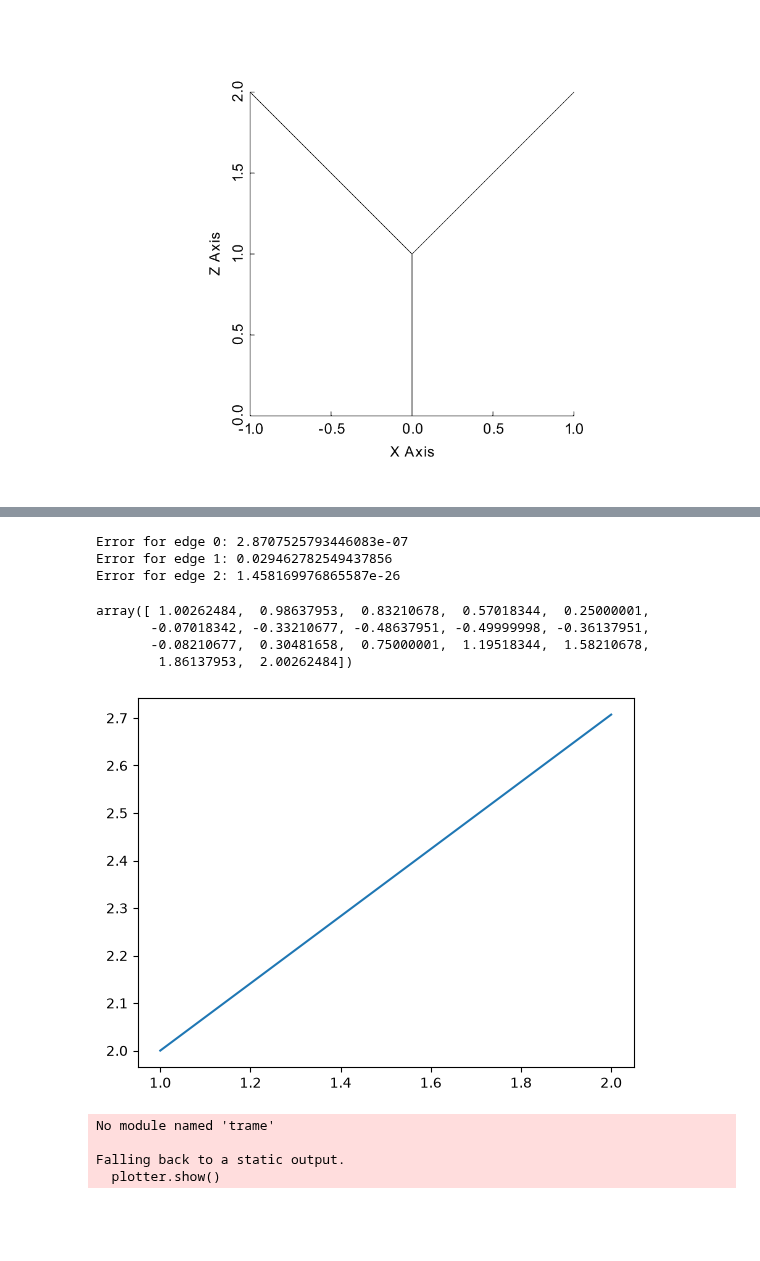
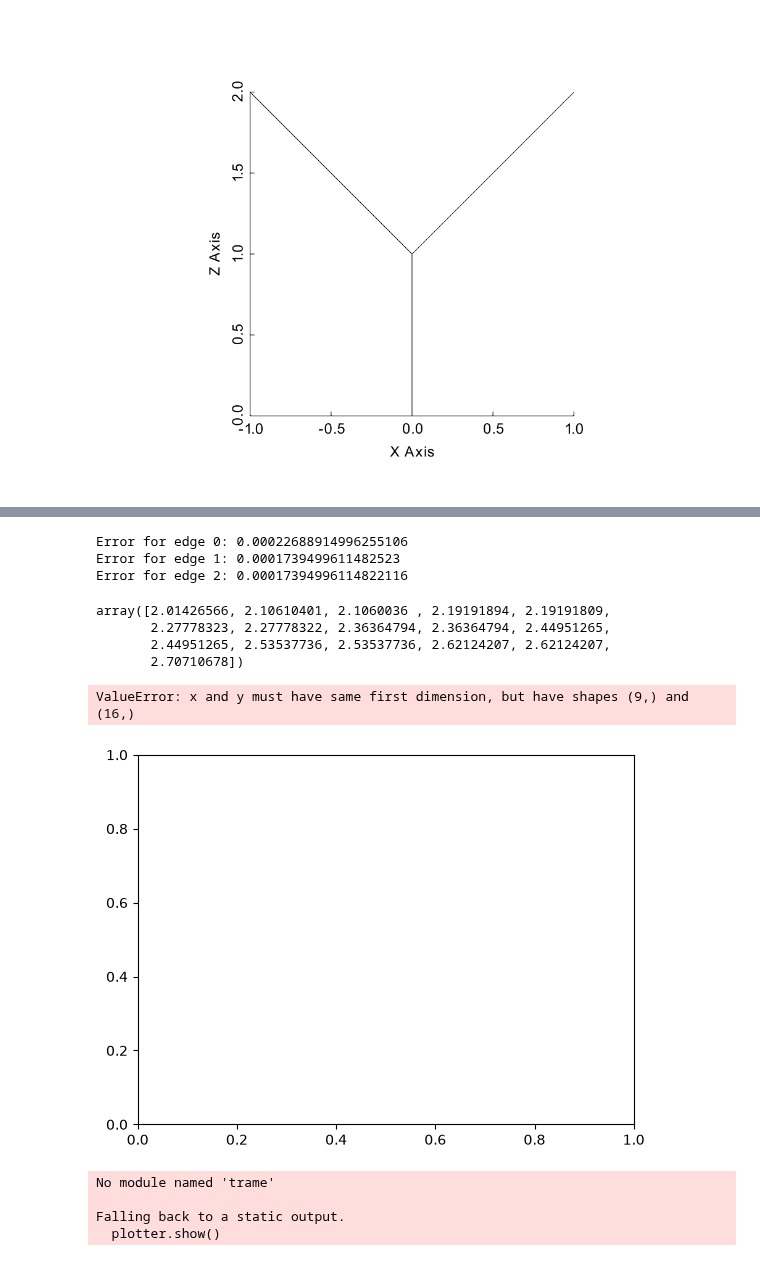
Before and after one commit to NickSlugg/LagrangeMultiplierNetworkDG, a Jupyter notebook: EllipticGraphProb/1dgraphcglm.ipynb, the cells around one changed output, grey strips where cells are left out. Cells and saved outputs as stored; diff of their text form; code cells hidden in the pictures; blank space fills up the shorter version.

```diff
--- a/EllipticGraphProb/1dgraphcglm.ipynb
+++ b/EllipticGraphProb/1dgraphcglm.ipynb
@@ -13,7 +13,7 @@ from scifem import create_real_functionspace
 
 from mesh import GenMesh3D
 # %%
-N = 16
+N = 8
 comm = MPI.COMM_WORLD
 _, _, graph_nodes, graph_cells, cells_edges, lm_index, boundary_indices = GenMesh3D(2*N)
 
@@ -26,7 +26,6 @@ graph_mesh = dolfinx.mesh.create_mesh(
     x=graph_nodes,
 )
 
-
 lm_mesh, lm_map = dolfinx.mesh.create_submesh(
     graph_mesh,
     graph_mesh.topology.dim - 1,
@@ -135,7 +158,7 @@ Falling back to a static output.
 degree = 1
 
 edge_element = basix.ufl.element(
-    family="Lagrange",
+    family="Discontinuous Lagrange",
     cell="interval",
     degree=degree,
     lagrange_variant=basix.LagrangeVariant.equispaced,
@@ -179,6 +206,12 @@ f_edges = [
     0,
 ]
 
+u_ex_edges = [
+  uhat_1,
+  uhat_2,
+  uhat_2
+]
+
 # u_bc on edges
 u_bc_edges = []
 for edge in edge_spaces:
@@ -208,7 +245,6 @@ a = [
 L = [
     ufl.ZeroBaseForm((ui,)) for ui in test_fun
 ]
-
 
 # DG Bilinear Form parameters
 sigma_edges = 30
@@ -235,22 +271,25 @@ for i, (edge, facet_marker) in enumerate(zip(edge_meshes, edge_facet_markers)):
 
     # DG Form - Diagonal blocks
     a[i][i] += ufl.inner(ufl.grad(u_e[i]), ufl.grad(w_e[i])) * dx_edge
+    a[i][i] -= ufl.inner(ufl.avg(ufl.grad(u_e[i])), ufl.jump(w_e[i], n_e)) * dS_edge
+    a[i][i] -= ufl.inner(ufl.avg(ufl.grad(w_e[i])), ufl.jump(u_e[i], n_e)) * dS_edge
+    a[i][i] += (sigma_edges / h_e_avg) * ufl.inner(ufl.jump(u_e[i], n_e), ufl.jump(w_e[i], n_e)) * dS_edge
     a[i][i] -= ufl.inner(ufl.grad(u_e[i]), ufl.outer(w_e[i], n_e)) * ds_edge(boundary_marker)
     a[i][i] -= ufl.inner(ufl.grad(w_e[i]), ufl.outer(u_e[i], n_e)) * ds_edge(boundary_marker)
     a[i][i] += (sigma_edges / h_e) * ufl.inner(u_e[i], w_e[i]) * ds_edge(boundary_marker)
 
     # RHS Form
     L[i] += ufl.inner(w_e[i], f_edges[i]) * dx_edge
-    L[i] -= ufl.inner(ufl.grad(w_e[i]), ufl.outer(u_bc_edges[i], n_e)) * ds_edge(boundary_marker)
-    L[i] += (sigma_edges / h_e) * ufl.inner(u_bc_edges[i], w_e[i]) * ds_edge(boundary_marker)
+    L[i] -= ufl.inner(ufl.grad(w_e[i]), ufl.outer(u_ex_edges[i], n_e)) * ds_edge(boundary_marker)
+    L[i] += (sigma_edges / h_e) * ufl.inner(u_ex_edges[i], w_e[i]) * ds_edge(boundary_marker)
 
     # Bifurcation node coupling
-    a[i][i] -= ufl.inner(ufl.grad(u_e[i]), ufl.outer(w_e[i], n_e)) * ds_edge(bifurc_marker)
-    a[i][i] -= ufl.inner(ufl.grad(w_e[i]), ufl.outer(u_e[i], n_e)) * ds_edge(bifurc_marker)
+    a[i][i] += ufl.inner(ufl.grad(u_e[i]), ufl.outer(w_e[i], n_e)) * ds_edge(bifurc_marker)
+    a[i][i] += ufl.inner(ufl.grad(w_e[i]), ufl.outer(u_e[i], n_e)) * ds_edge(bifurc_marker)
     a[i][i] += (sigma_bifurc / h_e) * ufl.inner(u_e[i], w_e[i]) * ds_edge(bifurc_marker)
 
-    a[-1][i] += ufl.inner(ufl.grad(u_e[i]), ufl.outer(w_tilde, n_e)) * ds_edge(bifurc_marker)
-    a[i][-1] += ufl.inner(ufl.grad(w_e[i]), ufl.outer(u_tilde, n_e)) * ds_edge(bifurc_marker)
+    a[-1][i] -= ufl.inner(ufl.grad(u_e[i]), ufl.outer(w_tilde, n_e)) * ds_edge(bifurc_marker)
+    a[i][-1] -= ufl.inner(ufl.grad(w_e[i]), ufl.outer(u_tilde, n_e)) * ds_edge(bifurc_marker)
 
     a[-1][i] -= (sigma_bifurc / h_e) * ufl.inner(u_e[i], w_tilde) * ds_edge(bifurc_marker)
     a[i][-1] -= (sigma_bifurc / h_e) * ufl.inner(w_e[i], u_tilde) * ds_edge(bifurc_marker)
@@ -321,27 +360,28 @@ for i, edge in enumerate(edge_meshes):
   dx_edge = ufl.Measure("dx", domain=edge)
   print(f"Error for edge {i}: {L22(functions[i] - u_bc_edges[i], dx_edge)}")
 # %% [output]
-Error for edge 0: 2.8707525793446083e-07
-Error for edge 1: 0.029462782549437856
-Error for edge 2: 1.458169976865587e-26
+Error for edge 0: 0.00022688914996255106
+Error for edge 1: 0.0001739499611482523
+Error for edge 2: 0.00017394996114822116
 # %%
-functions[0].x.array
+functions[1].x.array
 # %% [output]
-array([ 1.00262484,  0.98637953,  0.83210678,  0.57018344,  0.25000001,
-       -0.07018342, -0.33210677, -0.48637951, -0.49999998, -0.36137951,
-       -0.08210677,  0.30481658,  0.75000001,  1.19518344,  1.58210678,
-        1.86137953,  2.00262484])
+array([2.01426566, 2.10610401, 2.1060036 , 2.19191894, 2.19191809,
+       2.27778323, 2.27778322, 2.36364794, 2.36364794, 2.44951265,
+       2.44951265, 2.53537736, 2.53537736, 2.62124207, 2.62124207,
+       2.70710678])
 # %%
 import matplotlib.pyplot as plt
 XX = np.linspace(1, 2, N+1)
-YY = functions[2].x.array
+YY = functions[1].x.array
 
 plt.plot(XX, YY)
 #plt.plot(XX, XX + np.cos(2 * np.pi * XX))
 plt.plot(XX, 2 + 0.5 * np.sqrt(2) * (XX - 1))
 plt.show()
 # %% [output]
+ValueError: x and y must have same first dimension, but have shapes (9,) and (16,)
-[figure, old version]
+[figure, new version]
 # %%
 import pyvista as pv
 
```
Also changed, not shown: parts of 9 cells of this notebook, 5 other files.
